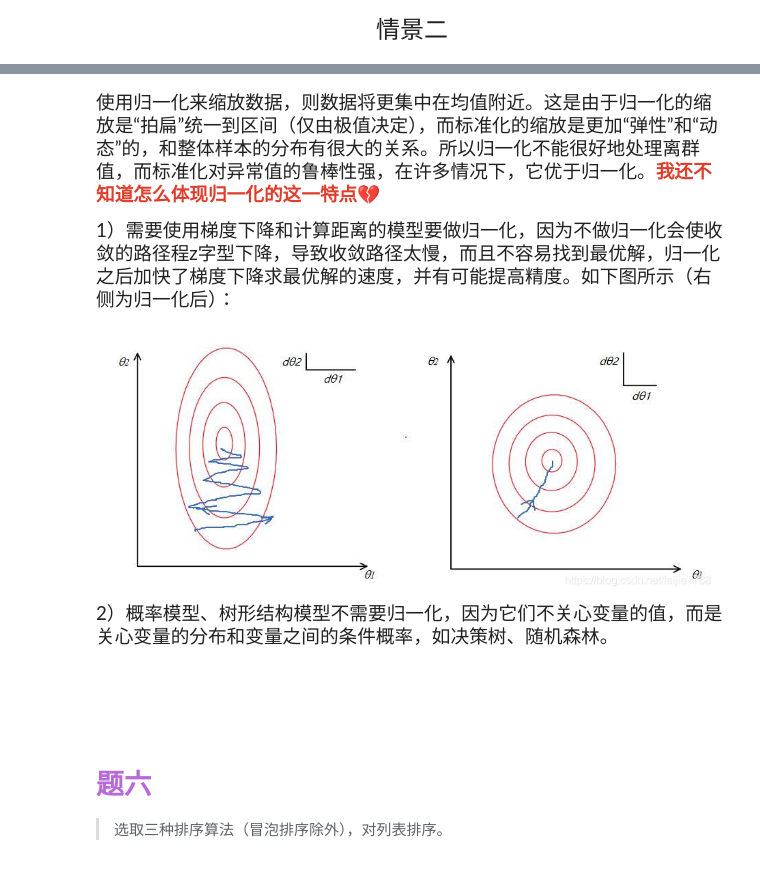
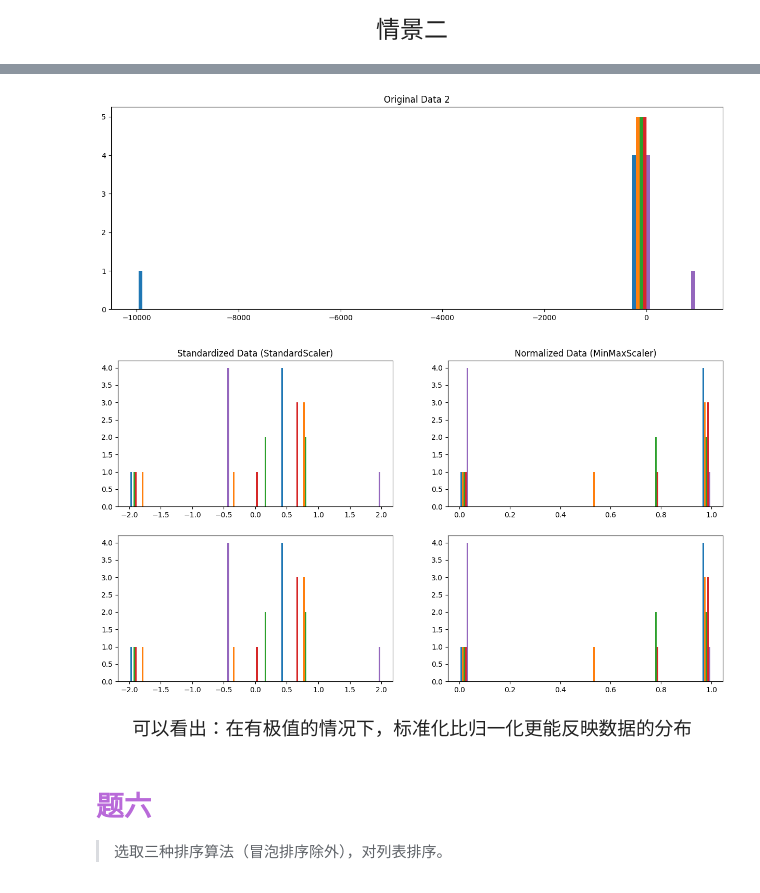
Before and after one commit to Soltus/learn-python-BI, a Jupyter notebook: lesson1/大数据技术课内实验/实验二-NumPy练习.ipynb, the cells around one changed output, grey strips where cells are left out. Cells and saved outputs as stored; diff of their text form; code cells hidden in the pictures.

```diff
--- a/lesson1/大数据技术课内实验/实验二-NumPy练习.ipynb
+++ b/lesson1/大数据技术课内实验/实验二-NumPy练习.ipynb
@@ -362,10 +354,55 @@ print("\n\n")
-# %% [markdown]
-<p><span style="font-size: 14pt;">使用归一化来缩放数据，则数据将更集中在均值附近。这是由于归一化的缩放是&ldquo;拍扁&rdquo;统一到区间（仅由极值决定），而标准化的缩放是更加&ldquo;弹性&rdquo;和&ldquo;动态&rdquo;的，和整体样本的分布有很大的关系。所以归一化不能很好地处理离群值，而标准化对异常值的鲁棒性强，在许多情况下，它优于归一化。<strong><span style="color: #e03e2d;">我还不知道怎么体现归一化的这一特点</span></strong>💔</span></p>
-<p><span style="font-size: 14pt;"> 1）需要使用梯度下降和计算距离的模型要做归一化，因为不做归一化会使收敛的路径程z字型下降，导致收敛路径太慢，而且不容易找到最优解，归一化之后加快了梯度下降求最优解的速度，并有可能提高精度。如下图所示（右侧为归一化后）：</span></p>
-<p><span style="font-size: 14pt;"><img src="embedded-picture-1" alt="" /></span></p>
-<p><span style="font-size: 14pt;"> 2）概率模型、树形结构模型不需要归一化，因为它们不关心变量的值，而是关心变量的分布和变量之间的条件概率，如决策树、随机森林。</span></p>
-<p>&nbsp;</p>
-<p>&nbsp;</p>
+# %%
+import numpy as np
+import matplotlib.pyplot as plt
+from sklearn.preprocessing import StandardScaler, MinMaxScaler
+
+# X2 = np.random.randint(10, 19, (5,5))
+X2[0] = np.concatenate([[-9999],np.zeros(3),[999]])
+
+Y2 = min_max_scaling(X2) # 最值归一化
+Z2 = standardization(X2) # 均值方差归一化
+
+#设置画布大小像素点
+plt.figure(figsize=(15,5),dpi=100)
+
+# 可视化原始数组
+plt.hist(X2, bins=25)
+plt.title("Original Data 2")
+plt.show()
+
+#设置画布大小像素点
+plt.figure(figsize=(15,8),dpi=100)
+
+# 标准化处理参考
+scaler = StandardScaler()
+arr_standardized = scaler.fit_transform(X2)
+
+# 归一化处理参考
+scaler = MinMaxScaler()
+arr_normalized = scaler.fit_transform(X2)
+
+# 可视化标准化处理后的数组
+plt.subplot(2, 2, 1)
+plt.hist(arr_standardized, bins=25)
+plt.title("Standardized Data (StandardScaler)")
+
+plt.subplot(2, 2, 3)
+plt.hist(Z2, bins=25)
+
+
+# 可视化归一化处理后的数组
+plt.subplot(2, 2, 2)
+plt.hist(arr_normalized, bins=25)
+plt.title("Normalized Data (MinMaxScaler)")
+
+plt.subplot(2, 2, 4)
+plt.hist(Y2, bins=25)
+plt.show()
+# %% [output]
+[figure, added]
+[figure, added]
+# %% [markdown]
+<p style="text-align: center;"><span style="font-size: 14pt;">可以看出：在有极值的情况下，标准化比归一化更能反映数据的分布</span></p>
 # %% [markdown]
 <h1><span style="color: #b96ad9;">题六</span></h1>
 <blockquote>
```
Also changed, not shown: parts of 10 cells of this notebook.
